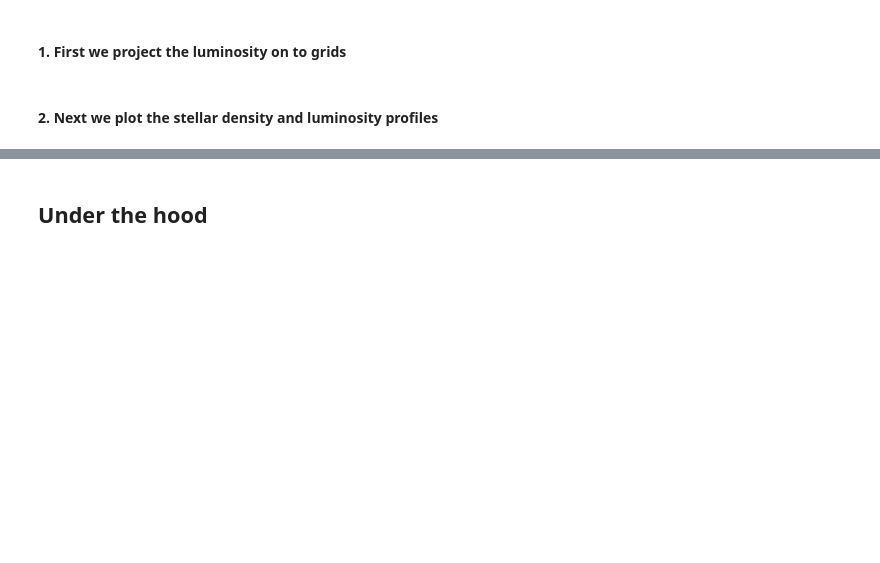
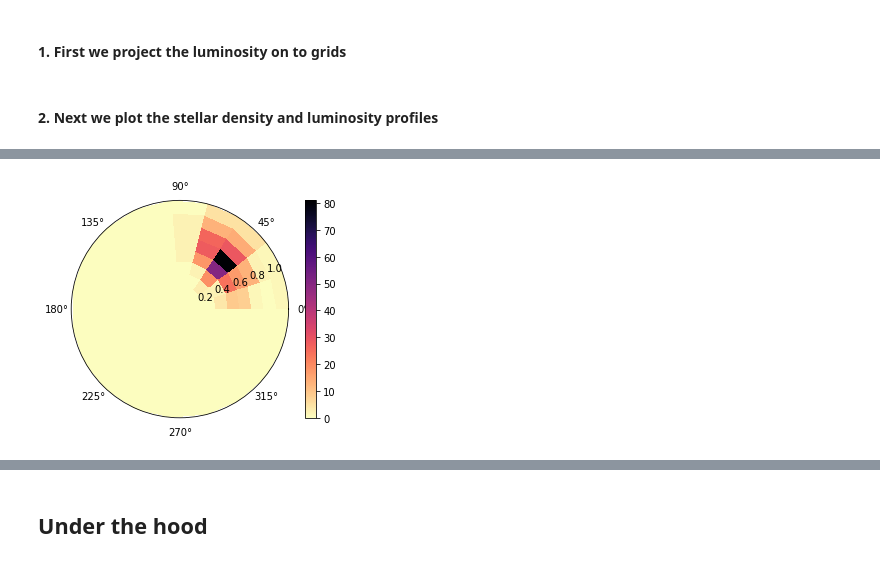
Before and after one commit to nesar/hydro_colors, a Jupyter notebook: nbs/index.ipynb, the cells around one changed output, grey strips where cells are left out. Saved outputs shown, nothing was run; the diff lists cells and outputs as text; code cells hidden in the pictures; blank space fills up the shorter version.

```diff
--- a/nbs/index.ipynb
+++ b/nbs/index.ipynb
@@ -168,0 +179,32 @@ plt.show()
+# %%
+#| hide
+
+# # two input arrays
+# azimut = np.random.rand(3000)*2*np.pi
+# radius = np.random.rayleigh(29, size=3000)
+
+
+def cart2pol(x, y):
+    rho = np.sqrt(x**2 + y**2)
+    phi = np.arctan2(y, x)
+    return(rho, phi)
+
+radius, azimut = cart2pol(x_centered_scaled, y_centered_scaled)
+
+# define binning
+rbins = np.linspace(0,radius.max(), 10)
+abins = np.linspace(0,2*np.pi, 20)
+
+#calculate histogram
+hist, _, _ = np.histogram2d(azimut, radius, bins=(abins, rbins))
+A, R = np.meshgrid(abins, rbins)
+
+# plot
+fig, ax = plt.subplots(subplot_kw=dict(projection="polar"))
+
+pc = ax.pcolormesh(A, R, hist.T, cmap="magma_r")
+fig.colorbar(pc)
+
+plt.show()
+# %% [output]
+[figure, added]
```
Also changed, not shown: parts of 9 cells of this notebook, 7 other files.
